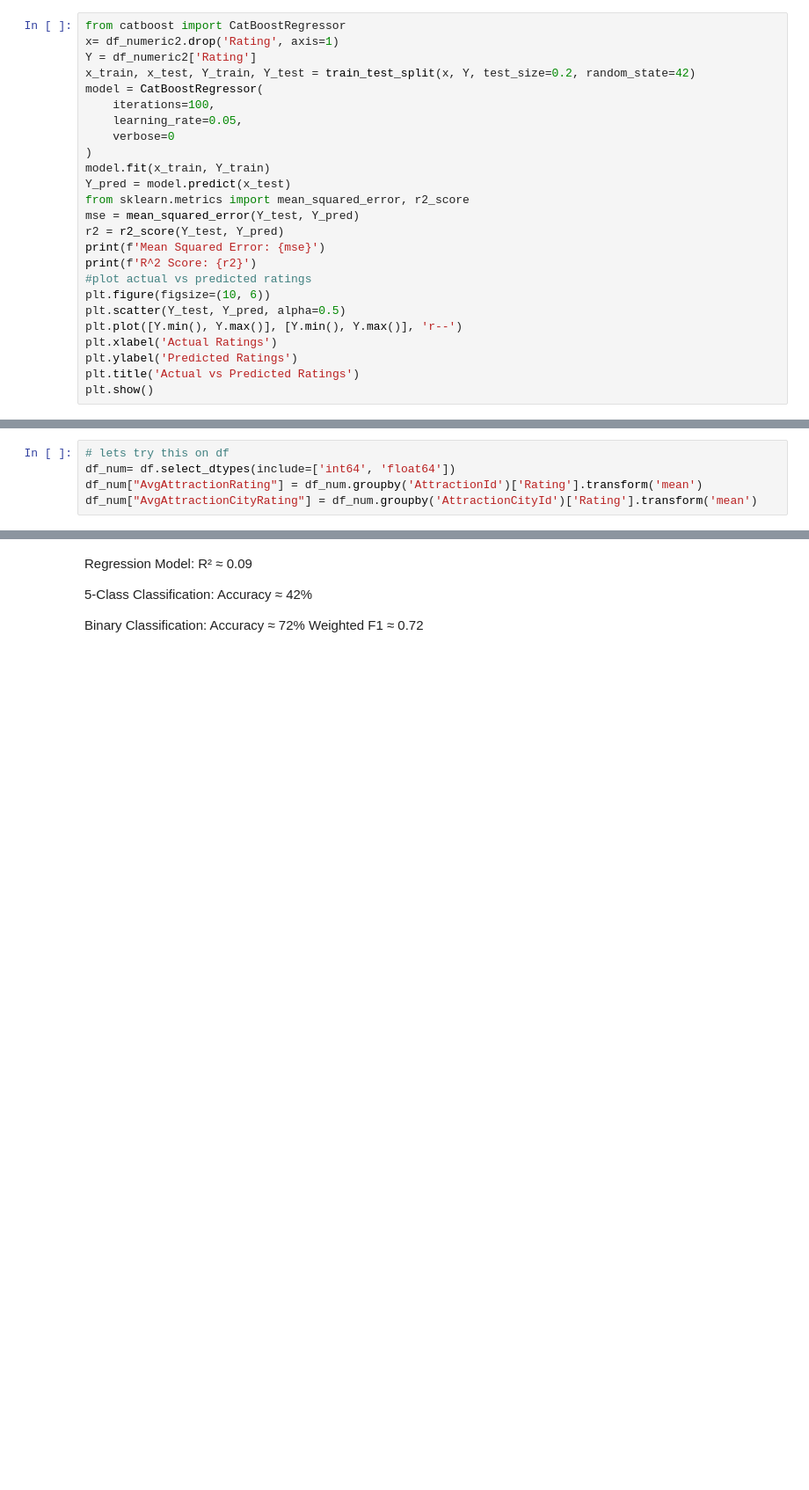
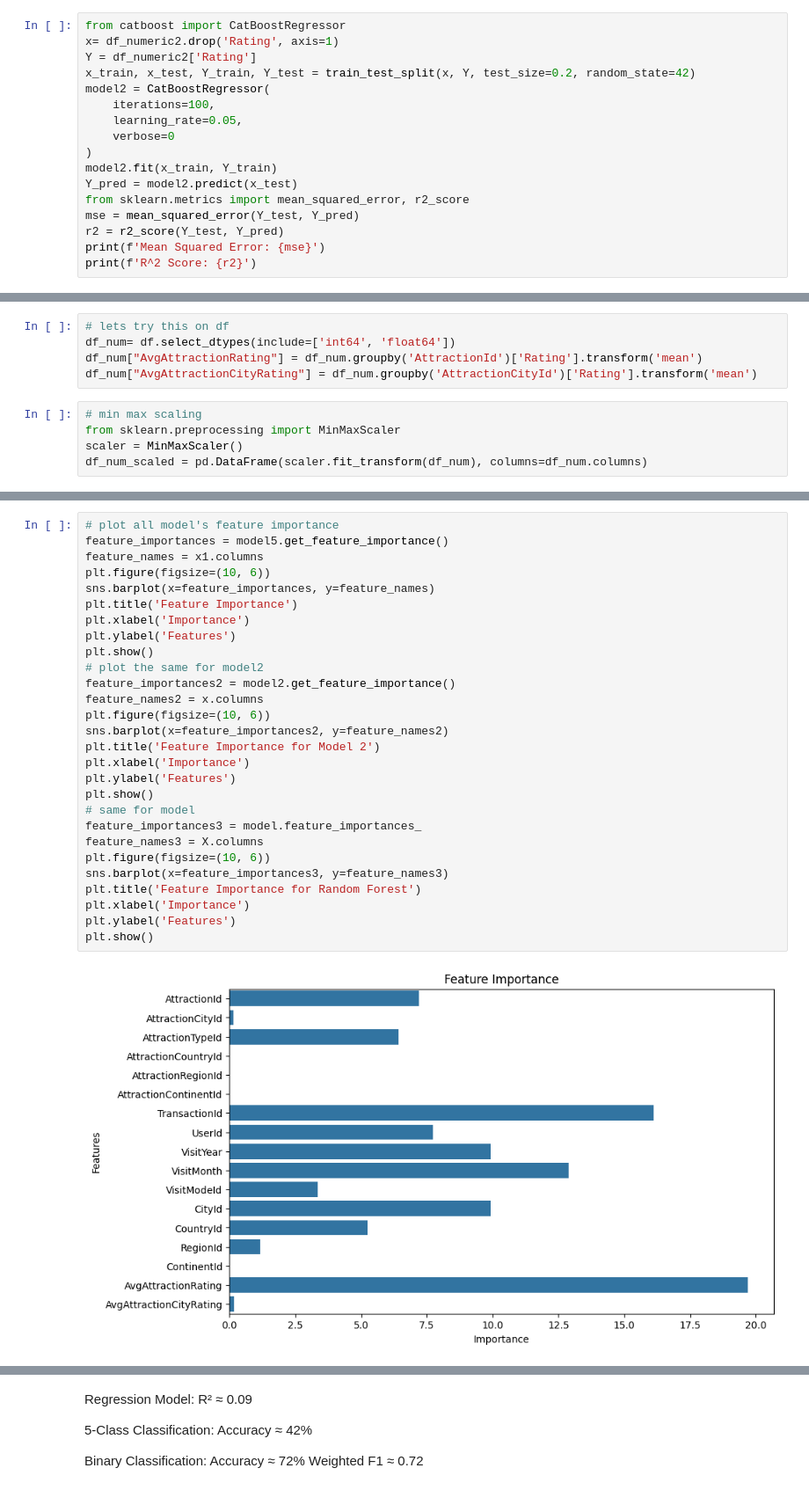
Before and after one commit to nitya-tech-new/tourisms, a Jupyter notebook: Rating_prediction.ipynb, the cells around one changed output, grey strips where cells are left out. Shown at 88% size. Saved outputs shown, nothing was run; the diff lists cells and outputs as text; blank space fills up the shorter version.

Commit message:
New Ideas and prediction methodologies

```diff
--- a/Rating_prediction.ipynb
+++ b/Rating_prediction.ipynb
@@ -255,26 +255,18 @@ from catboost import CatBoostRegressor
 x= df_numeric2.drop('Rating', axis=1)
 Y = df_numeric2['Rating']
 x_train, x_test, Y_train, Y_test = train_test_split(x, Y, test_size=0.2, random_state=42)
-model = CatBoostRegressor(
+model2 = CatBoostRegressor(
     iterations=100,
     learning_rate=0.05,
     verbose=0
 )
-model.fit(x_train, Y_train)
-Y_pred = model.predict(x_test)
+model2.fit(x_train, Y_train)
+Y_pred = model2.predict(x_test)
 from sklearn.metrics import mean_squared_error, r2_score
 mse = mean_squared_error(Y_test, Y_pred)
 r2 = r2_score(Y_test, Y_pred)
 print(f'Mean Squared Error: {mse}')
 print(f'R^2 Score: {r2}')
-#plot actual vs predicted ratings
-plt.figure(figsize=(10, 6))
-plt.scatter(Y_test, Y_pred, alpha=0.5)
-plt.plot([Y.min(), Y.max()], [Y.min(), Y.max()], 'r--')
-plt.xlabel('Actual Ratings')
-plt.ylabel('Predicted Ratings')
-plt.title('Actual vs Predicted Ratings')
-plt.show()
 # %% [output]
 Mean Squared Error: 0.8542042413912236
 R^2 Score: 0.09700494014822703
@@ -284,4 +275,9 @@ R^2 Score: 0.09700494014822703
 df_num= df.select_dtypes(include=['int64', 'float64'])
 df_num["AvgAttractionRating"] = df_num.groupby('AttractionId')['Rating'].transform('mean')
 df_num["AvgAttractionCityRating"] = df_num.groupby('AttractionCityId')['Rating'].transform('mean')
+# %%
+# min max scaling
+from sklearn.preprocessing import MinMaxScaler
+scaler = MinMaxScaler()
+df_num_scaled = pd.DataFrame(scaler.fit_transform(df_num), columns=df_num.columns)
 # %%
@@ -314,0 +325,30 @@ R^2 Score: 0.10385213460740128
+# %%
+# plot all model's feature importance
+feature_importances = model5.get_feature_importance()
+feature_names = x1.columns
+plt.figure(figsize=(10, 6))
+sns.barplot(x=feature_importances, y=feature_names)
+plt.title('Feature Importance')
+plt.xlabel('Importance')
+plt.ylabel('Features')
+plt.show()
+# plot the same for model2
+feature_importances2 = model2.get_feature_importance()
+feature_names2 = x.columns
+plt.figure(figsize=(10, 6))
+sns.barplot(x=feature_importances2, y=feature_names2)
+plt.title('Feature Importance for Model 2')
+plt.xlabel('Importance')
+plt.ylabel('Features')
+plt.show()
+# same for model
+feature_importances3 = model.feature_importances_
+feature_names3 = X.columns
+plt.figure(figsize=(10, 6))
+sns.barplot(x=feature_importances3, y=feature_names3)
+plt.title('Feature Importance for Random Forest')
+plt.xlabel('Importance')
+plt.ylabel('Features')
+plt.show()
+# %% [output]
+[figure, added]
```
Also changed, not shown: parts of 3 cells of this notebook, 5 other files.
